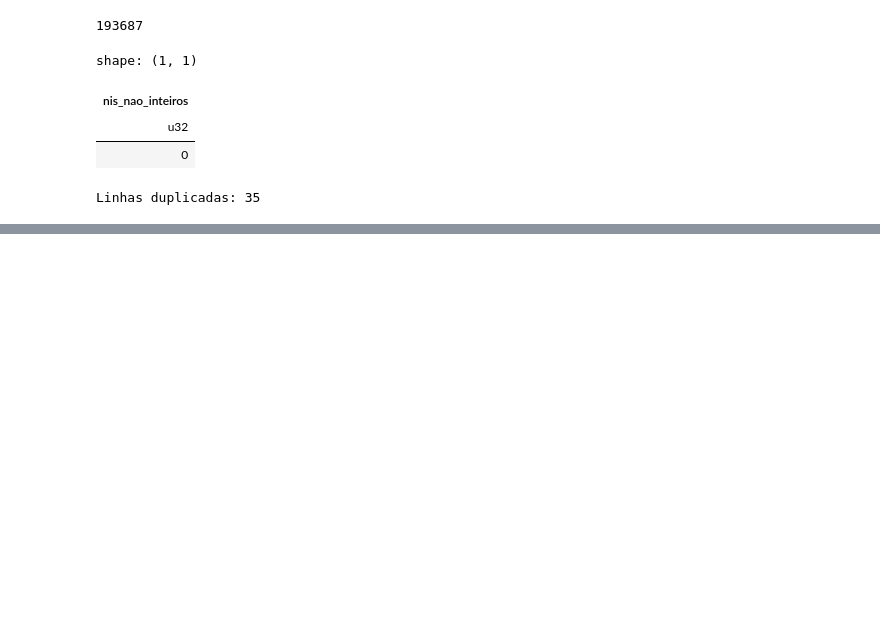
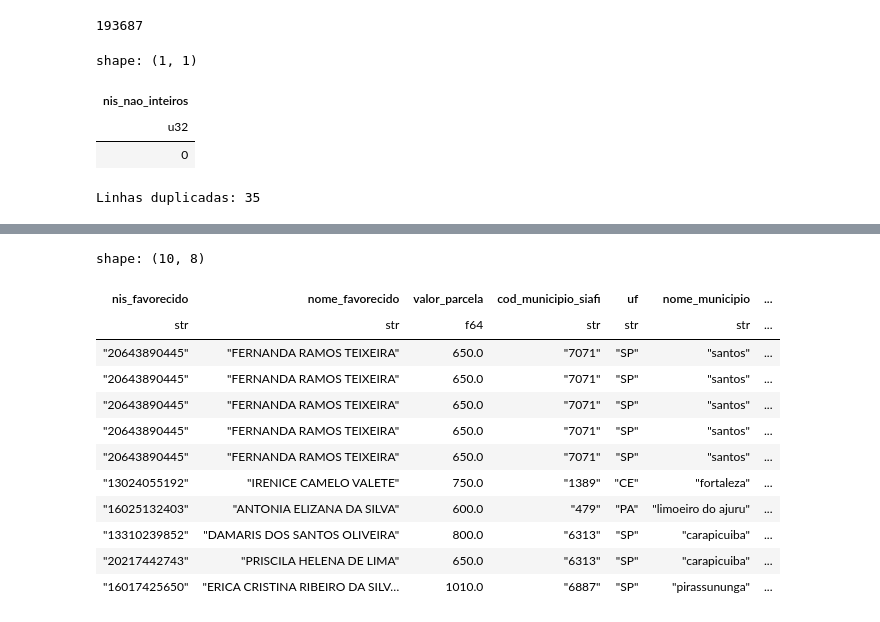
Before and after one commit to Andrerod15/treinamentos-conteudo, a Jupyter notebook: bolsafamilia.ipynb, the cells around one changed output, grey strips where cells are left out. Saved outputs shown, nothing was run; the diff lists cells and outputs as text; code cells hidden in the pictures; blank space fills up the shorter version.

```diff
--- a/bolsafamilia.ipynb
+++ b/bolsafamilia.ipynb
@@ -221,0 +249,6 @@ TypeError: DataFrame.is_duplicated() got an unexpected keyword argument 'keep'
+# %%
+#converter 'cod muicipio' para string:
+
+df_bolsapl = df_bolsapl.with_columns(
+    pl.col("cod_municipio_siafi").cast(pl.Utf8)
+)
@@ -221,0 +277,28 @@ TypeError: DataFrame.is_duplicated() got an unexpected keyword argument 'keep'
+# %%
+#agora com 'mes_referencia':
+
+# Converter coluna para string
+df_bolsapl = df_bolsapl.with_columns(
+    pl.col("mes_referencia").cast(pl.Utf8)
+)
+
+# Adicionar '01' ao final para representar o primeiro dia do mês
+df_bolsapl = df_bolsapl.with_columns(
+    (pl.col("mes_referencia") + "01").alias("mes_referencia_str")
+)
+
+# Converter para tipo date (formato ano+mês+dia)
+df_bolsapl = df_bolsapl.with_columns(
+    pl.col("mes_referencia_str").str.strptime(pl.Date, format="%Y%m%d")
+)
+
+# Criar nova coluna com mês e ano no formato 'jan 2025'
+df_bolsapl = df_bolsapl.with_columns(
+    pl.col("mes_referencia_str").dt.strftime("%b %Y").alias("mes_referencia_nome")
+)
+# %%
+# Converter string para float
+
+df_bolsapl = df_bolsapl.with_columns(
+    pl.col("valor_parcela").cast(pl.Float64).round(2).alias("valor_parcela")
+)
@@ -221,0 +311,16 @@ TypeError: DataFrame.is_duplicated() got an unexpected keyword argument 'keep'
+# %%
+df_bolsapl.select('nis_favorecido','nome_favorecido','valor_parcela','cod_municipio_siafi','uf','nome_municipio','mes_competencia_nome','mes_referencia_nome').head(10)
+# %% [output]
+shape: (10, 8)
+| nis_favorecido | nome_favorecido | valor_parcela | cod_municipio_siafi | uf | nome_municipio | ... |
+| str | str | f64 | str | str | str | ... |
+| "20643890445" | "FERNANDA RAMOS TEIXEIRA" | 650.0 | "7071" | "SP" | "santos" | ... |
+| "20643890445" | "FERNANDA RAMOS TEIXEIRA" | 650.0 | "7071" | "SP" | "santos" | ... |
+| "20643890445" | "FERNANDA RAMOS TEIXEIRA" | 650.0 | "7071" | "SP" | "santos" | ... |
+| "20643890445" | "FERNANDA RAMOS TEIXEIRA" | 650.0 | "7071" | "SP" | "santos" | ... |
+| "20643890445" | "FERNANDA RAMOS TEIXEIRA" | 650.0 | "7071" | "SP" | "santos" | ... |
+| "13024055192" | "IRENICE CAMELO VALETE" | 750.0 | "1389" | "CE" | "fortaleza" | ... |
+| "16025132403" | "ANTONIA ELIZANA DA SILVA" | 600.0 | "479" | "PA" | "limoeiro do ajuru" | ... |
+| "13310239852" | "DAMARIS DOS SANTOS OLIVEIRA" | 800.0 | "6313" | "SP" | "carapicuiba" | ... |
+| "20217442743" | "PRISCILA HELENA DE LIMA" | 650.0 | "6313" | "SP" | "carapicuiba" | ... |
+| "16017425650" | "ERICA CRISTINA RIBEIRO DA SILV… | 1010.0 | "6887" | "SP" | "pirassununga" | ... |
```
Also changed, not shown: parts of 20 cells of this notebook, 1 other file.
